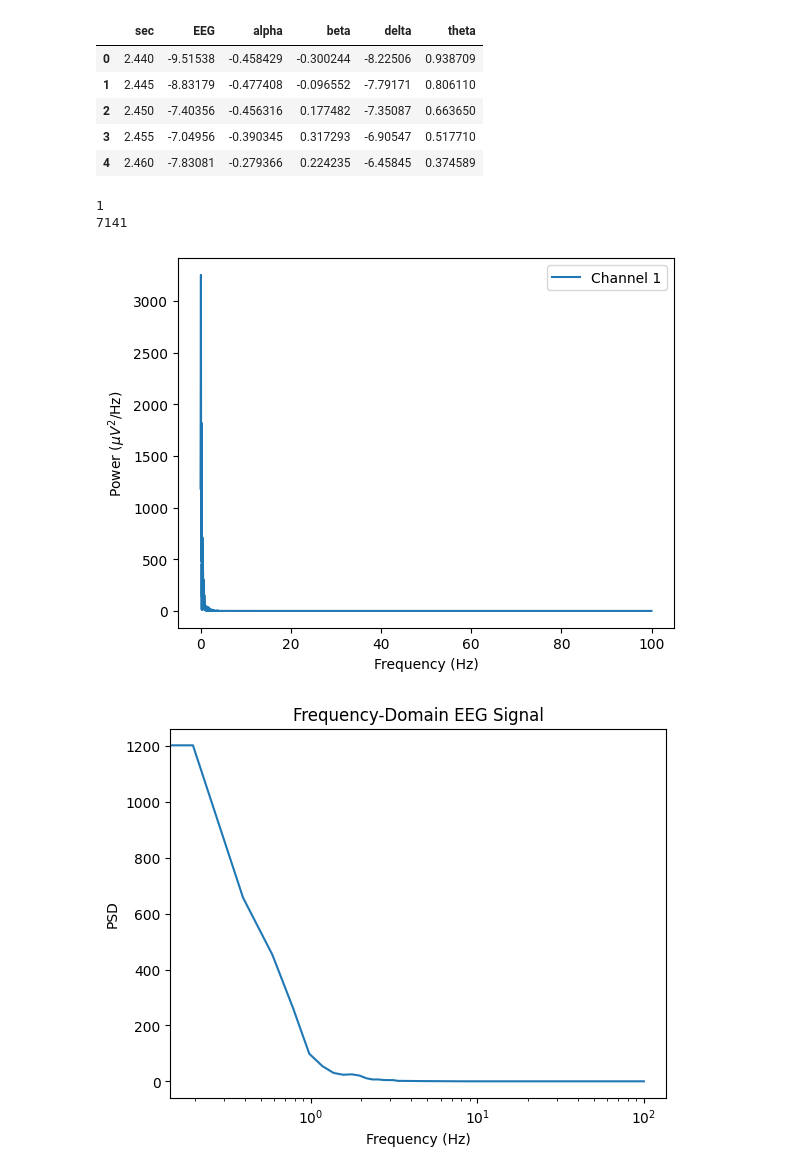
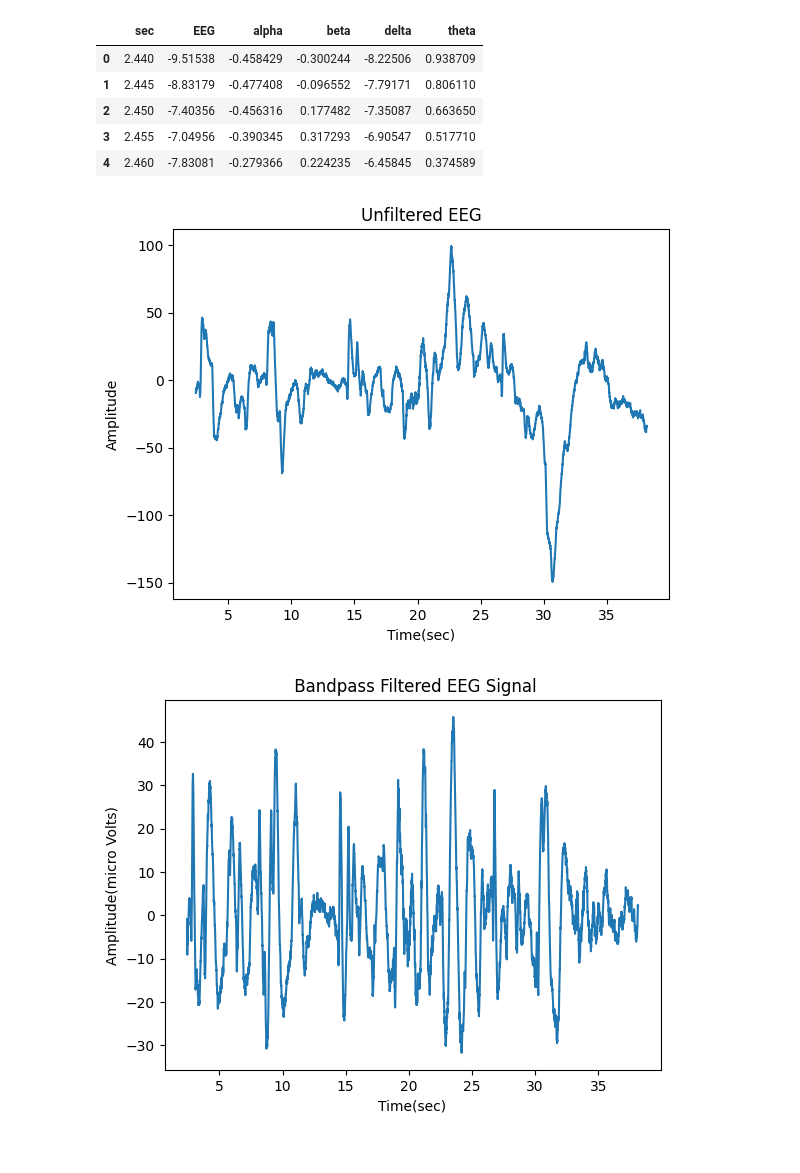
Before and after one commit to preethihiremath/brainsurf, a Jupyter notebook: demo.ipynb, the cells around one changed output. Cells and saved outputs as stored; diff of their text form; code cells hidden in the pictures.

Commit message:
added standard  analytical and visualization modules

```diff
--- a/demo.ipynb
+++ b/demo.ipynb
@@ -28,21 +29,15 @@ data/eeg_data/sample_data.csv
 | 2 | 2.450 | -7.40356 | -0.456316 | 0.177482 | -7.35087 | 0.663650 |
 | 3 | 2.455 | -7.04956 | -0.390345 | 0.317293 | -6.90547 | 0.517710 |
 | 4 | 2.460 | -7.83081 | -0.279366 | 0.224235 | -6.45845 | 0.374589 |
-# %%
-
-# Filter the data
-filtered_data = filter.butter_bandpass_filter(data['EEG'], lowcut, highcut, sfreq, order) # 8-12 Hz bandpass filter
-notched_data = filter.notch_filter(data, sfreq, freqs, q) # 60 Hz notch filter
-
-# Compute power spectrum
-ps.plot_power_spectrum(ud.get_columns(data, ['EEG']).to_numpy().T,sfreq)
-
-wps.welch_power_spectrum(data,200)
-# Visualize power spectrum map
-#topomap.plot_topomap(filtered_data, show=True) cannot visualize as we dont have positional information
-# ts.plot_time_series(data, sfreq)
-# %% [output]
-1
-7141
-[figure, removed]
-[figure, removed]
+# %%
+time = data['sec']
+eeg = data['EEG']
+plot_eeg.plot_eeg_signal(time, eeg, 'Unfiltered EEG','Time(sec)','Amplitude')
+# %% [output]
+[figure, added]
+# %%
+# Filter the data using bandpass filter
+bandpass_filtered_eeg = filter.butter_bandpass_filter(data['EEG'], lowcut, highcut, sampling_freq, order) # 8-12 Hz bandpass filter
+plot_eeg.plot_eeg_signal(time, bandpass_filtered_eeg, ' Bandpass Filtered EEG Signal','Time(sec)','Amplitude(micro Volts)')
+# %% [output]
+[figure, added]
```
Also changed, not shown: parts of 11 cells of this notebook, 22 other files.
